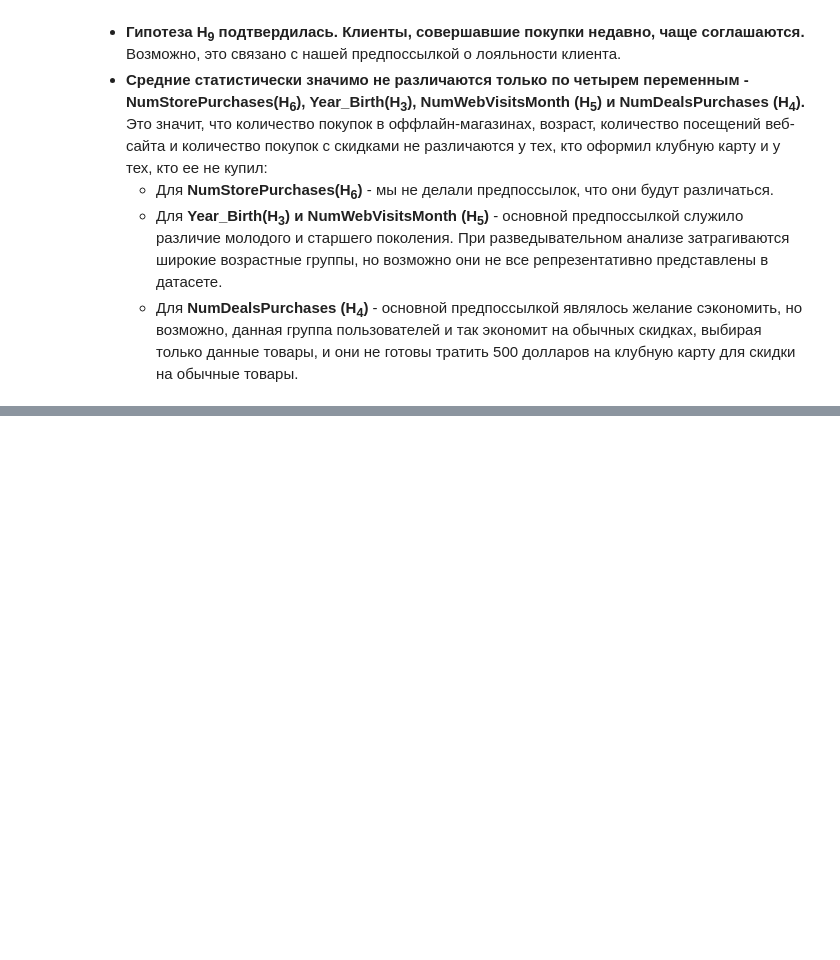
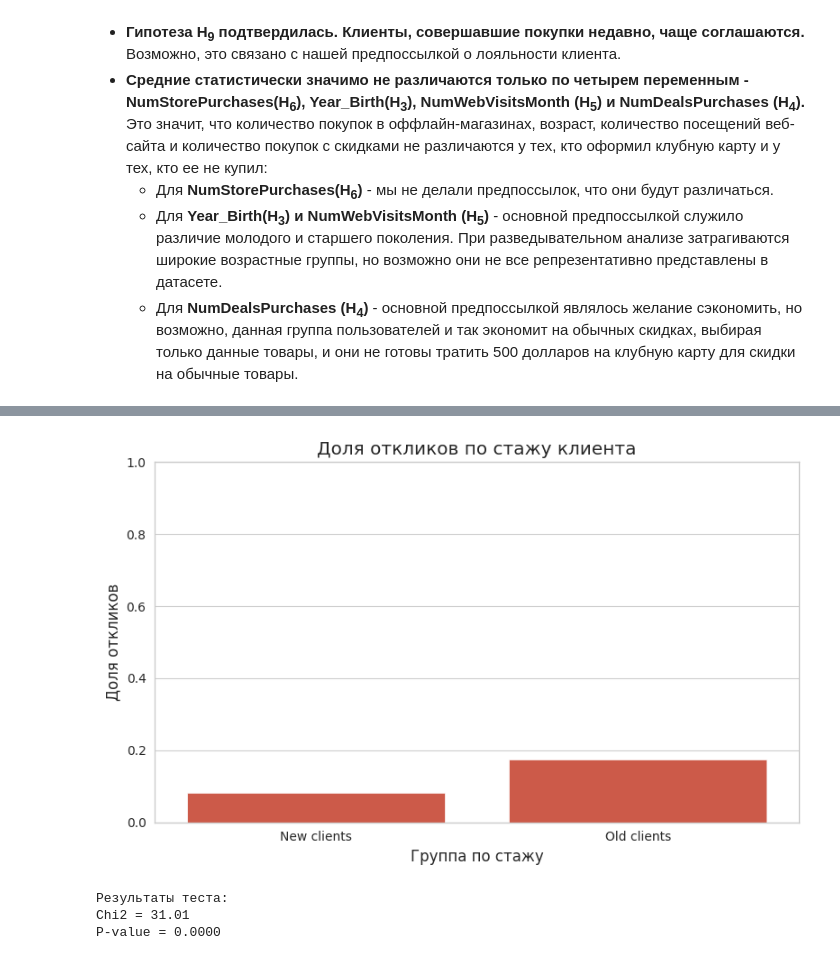
Before and after one commit to AndreyTrichev/customer-purchase-prediction, a Jupyter notebook: EDA_plus_test.ipynb, the cells around one changed output, grey strips where cells are left out. Saved outputs shown, nothing was run; the diff lists cells and outputs as text; code cells hidden in the pictures; blank space fills up the shorter version.

```diff
--- a/EDA_plus_test.ipynb
+++ b/EDA_plus_test.ipynb
@@ -1165,0 +1298,58 @@ results_df.sort_values('p-value')
+# %%
+import pandas as pd
+import seaborn as sns
+import matplotlib.pyplot as plt
+from scipy.stats import chi2_contingency
+
+# Преобразуем дату клиента в формат datetime
+df['Dt_Customer'] = pd.to_datetime(df['Dt_Customer'])
+
+# Определяем максимальную дату в данных
+reference_date = df['Dt_Customer'].max()
+
+# Создаём переменную "стаж клиента": 1 — новый клиент (за последние 12 мес), 0 — старый
+df['StajFlag'] = (df['Dt_Customer'] >= (reference_date - pd.DateOffset(months=12))).astype(int)
+
+# Добавляем читаемую группу
+df['StajGroup'] = df['StajFlag'].map({1: 'New clients', 0: 'Old clients'})
+
+# Преобразуем Response в числовой формат (если нужно)
+if df['Response'].dtype == object:
+    df['Response_numeric'] = df['Response'].map({'Купил': 1, 'Не купил': 0})
+else:
+    df['Response_numeric'] = df['Response']
+
+# Фильтруем данные, удаляя пропуски
+df_filtered = df[['StajFlag', 'StajGroup', 'Response_numeric']].dropna()
+
+# Проверим, что переменные есть и заполнены
+if df_filtered.empty:
+    raise ValueError("После фильтрации нет данных для анализа.")
+
+# Доля откликов
+response_rates = df_filtered.groupby('StajGroup')['Response_numeric'].mean().reset_index()
+
+# Построим график
+sns.set_style("whitegrid")
+plt.figure(figsize=(8, 5))
+sns.barplot(x='StajGroup', y='Response_numeric', data=response_rates)
+plt.title('Доля откликов по стажу клиента')
+plt.ylabel('Доля откликов')
+plt.xlabel('Группа по стажу')
+plt.ylim(0, 1)
+plt.tight_layout()
+plt.show()
+
+# Хи-квадрат тест
+contingency = pd.crosstab(df_filtered['StajFlag'], df_filtered['Response_numeric'])
+chi2, p_value, dof, expected = chi2_contingency(contingency)
+
+# Вывод результатов
+print("Результаты теста:")
+print(f"Chi2 = {chi2:.2f}")
+print(f"P-value = {p_value:.4f}")
+# %% [output]
+[figure, added]
+Результаты теста:
+Chi2 = 31.01
+P-value = 0.0000
```
Also changed, not shown: parts of 23 cells of this notebook.
